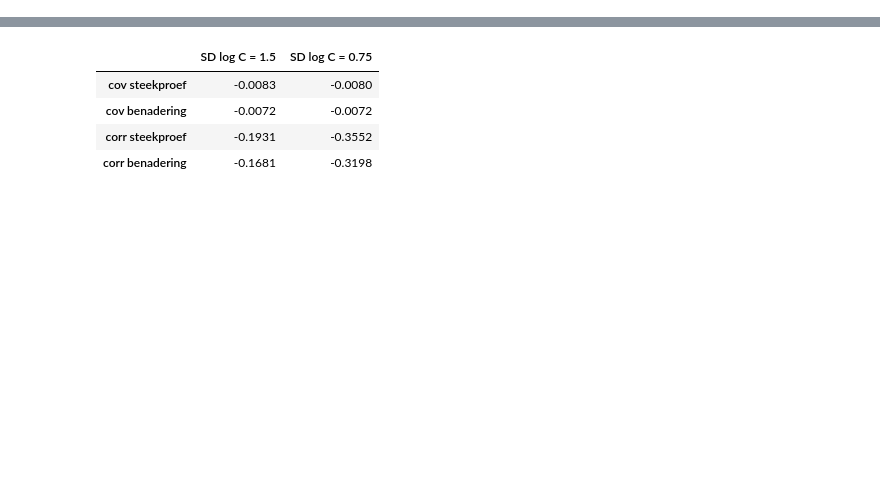
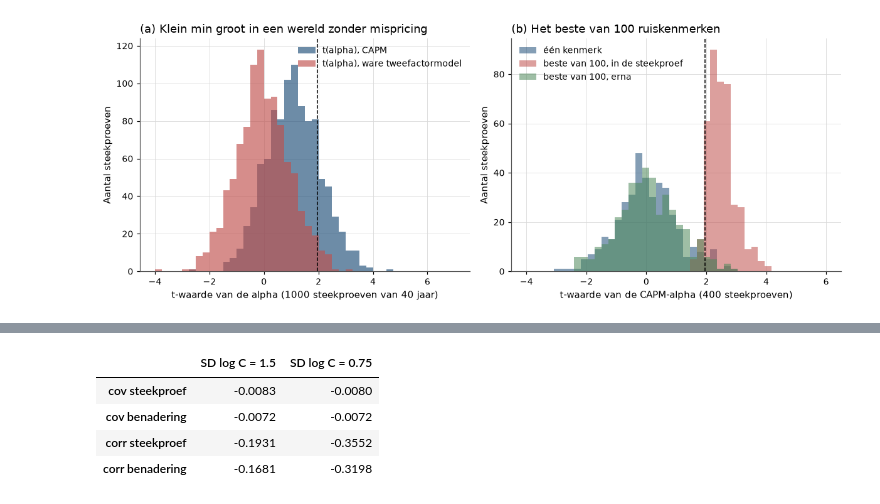
Before and after one commit to MaartenN14/history-asset-pricing, a Jupyter notebook: lectures/03_16_vroege_anomalieen.ipynb, the cells around one changed output, grey strips where cells are left out. Cells and saved outputs as stored; diff of their text form; code cells hidden in the pictures; blank space fills up the shorter version.

```diff
--- a/lectures/03_16_vroege_anomalieen.ipynb
+++ b/lectures/03_16_vroege_anomalieen.ipynb
@@ -1149,0 +633,19 @@ door $\SD(k)\,\SD(\log \mathrm{ME})$ geeft de correlatie.
+# %%
+berk = {"CAPM": [], "tweefactor": []}
+for _ in range(n_samples):
+    f_m = sim["lam_m"] + sim["sd_m"] * rng.standard_normal(T_sim)
+    f_h = sim["lam_h"] + sim["sd_h"] * rng.standard_normal(T_sim)
+    noise = sim["sd_eps"] / np.sqrt(count) * rng.standard_normal((T_sim, n_groups))
+    port = np.outer(f_m, beta_p) + np.outer(f_h, delta_p) + noise
+    smb = port[:, 0] - port[:, -1]
+    berk["CAPM"].append(alpha_t(smb, f_m))
+    berk["tweefactor"].append(alpha_t(smb, np.column_stack([f_m, f_h])))
+berk = {k: np.array(v) for k, v in berk.items()}          # (n_samples, 2): alpha, t
+
+pd.DataFrame(
+    {model: {"gem. alpha klein - groot (% p.m.)": 100 * v[:, 0].mean(),
+             "theorie (% p.m.)": 100 * (delta_p[0] - delta_p[-1]) * sim["lam_h"] if model == "CAPM" else 0.0,
+             "gem. t": v[:, 1].mean(),
+             "fractie t > 1.96": np.mean(v[:, 1] > 1.96)}
+     for model, v in berk.items()}
+).T.round(3)
@@ -1149,0 +720,23 @@ door $\SD(k)\,\SD(\log \mathrm{ME})$ geeft de correlatie.
+# %%
+fig, axes = plt.subplots(1, 2, figsize=(11, 4.3))
+bins = np.linspace(-4, 7, 45)
+axes[0].hist(berk["CAPM"][:, 1], bins=bins, alpha=0.65, label="t(alpha), CAPM")
+axes[0].hist(berk["tweefactor"][:, 1], bins=bins, alpha=0.65, label="t(alpha), ware tweefactormodel")
+axes[0].axvline(1.96, color="black", lw=1, ls="--")
+axes[0].set_title("(a) Klein min groot in een wereld zonder mispricing")
+axes[0].set_xlabel("t-waarde van de alpha (1000 steekproeven van 40 jaar)")
+axes[0].set_ylabel("Aantal steekproeven")
+axes[0].legend()
+
+bins = np.linspace(-4, 6, 45)
+for column in snoop.columns:
+    axes[1].hist(snoop[column], bins=bins, alpha=0.55, label=column)
+axes[1].axvline(1.96, color="black", lw=1, ls="--")
+axes[1].set_title("(b) Het beste van 100 ruiskenmerken")
+axes[1].set_xlabel("t-waarde van de CAPM-alpha (400 steekproeven)")
+axes[1].set_ylabel("Aantal steekproeven")
+axes[1].legend()
+fig.tight_layout()
+plt.show()
+# %% [output]
+[figure, added]
```
Also changed, not shown: parts of 58 cells of this notebook, 4 other files.
